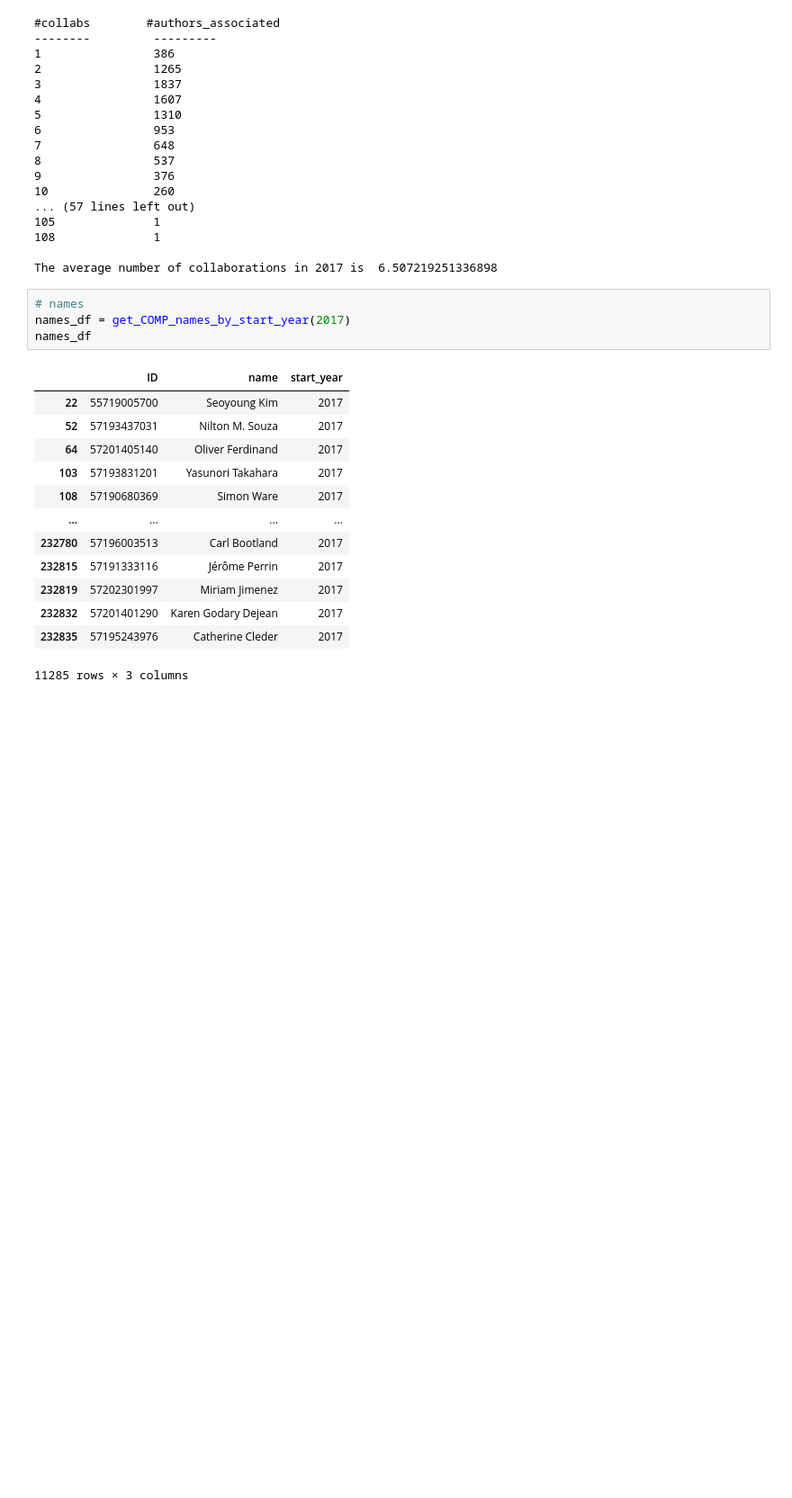
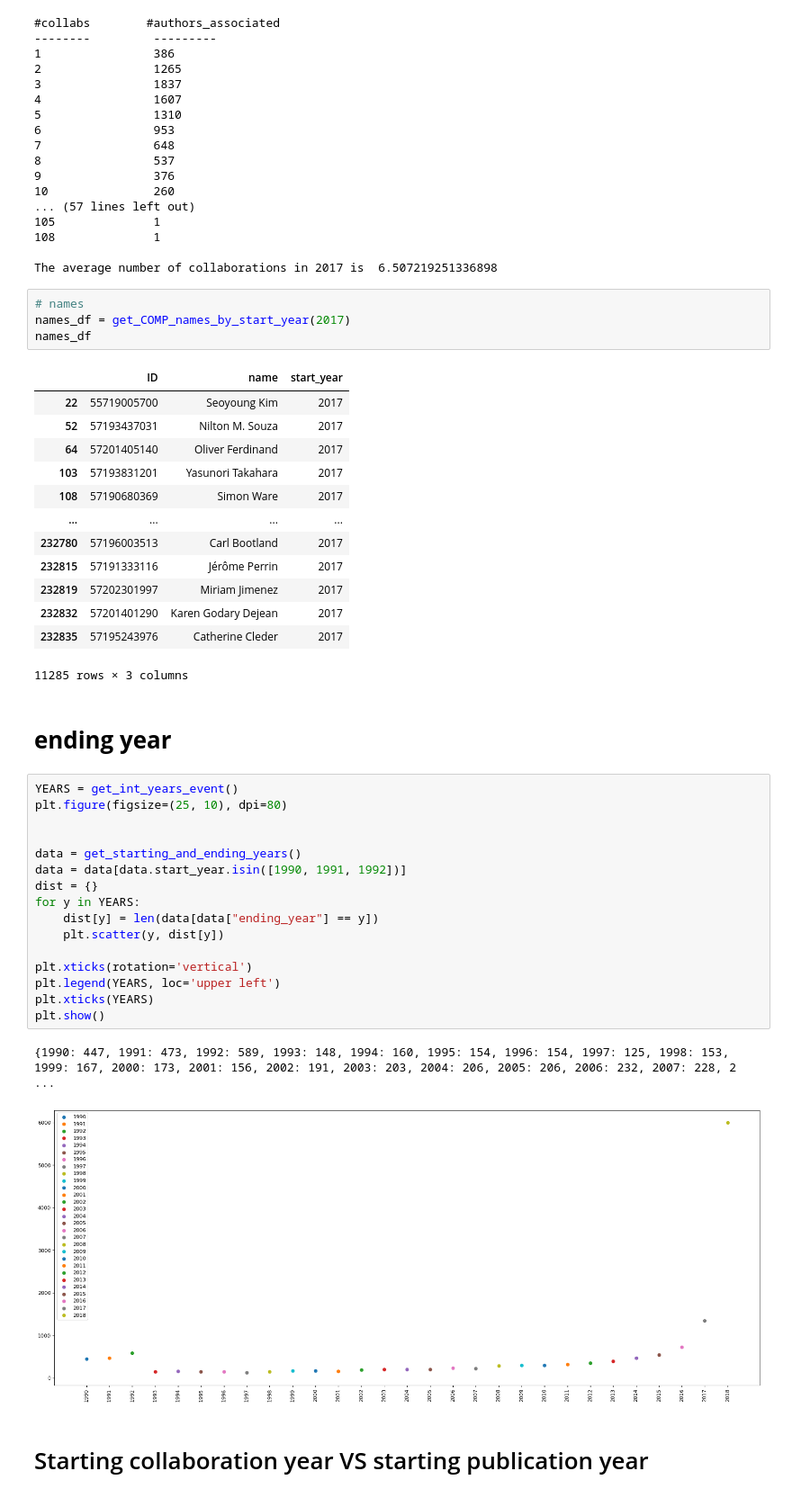
Before and after one commit to LeonardoSer/INRIA_Internship, a Jupyter notebook: tmp.ipynb, the cells around one changed output. Shown at 90% size. Cells and saved outputs as stored; diff of their text form; blank space fills up the shorter version.

```diff
--- a/tmp.ipynb
+++ b/tmp.ipynb
@@ -83,3 +85,26 @@ names_df
 | 232832 | 57201401290 | Karen Godary Dejean | 2017 |
 | 232835 | 57195243976 | Catherine Cleder | 2017 |
 11285 rows × 3 columns
+# %% [markdown]
+# **ending year**
+# %%
+YEARS = get_int_years_event()
+plt.figure(figsize=(25, 10), dpi=80)
+
+
+data = get_starting_and_ending_years()
+data = data[data.start_year.isin([1990, 1991, 1992])]
+dist = {}
+for y in YEARS:
+    dist[y] = len(data[data["ending_year"] == y])
+    plt.scatter(y, dist[y])
+
+plt.xticks(rotation='vertical')
+plt.legend(YEARS, loc='upper left')
+plt.xticks(YEARS)
+plt.show()
+# %% [output]
+{1990: 447, 1991: 473, 1992: 589, 1993: 148, 1994: 160, 1995: 154, 1996: 154, 1997: 125, 1998: 153, 1999: 167, 2000: 173, 2001: 156, 2002: 191, 2003: 203, 2004: 206, 2005: 206, 2006: 232, 2007: 228, 2 ...
+[figure, added]
+# %% [markdown]
+# Starting collaboration year VS starting publication year
```
Also changed, not shown: parts of 6 cells of this notebook, 1 other file.
